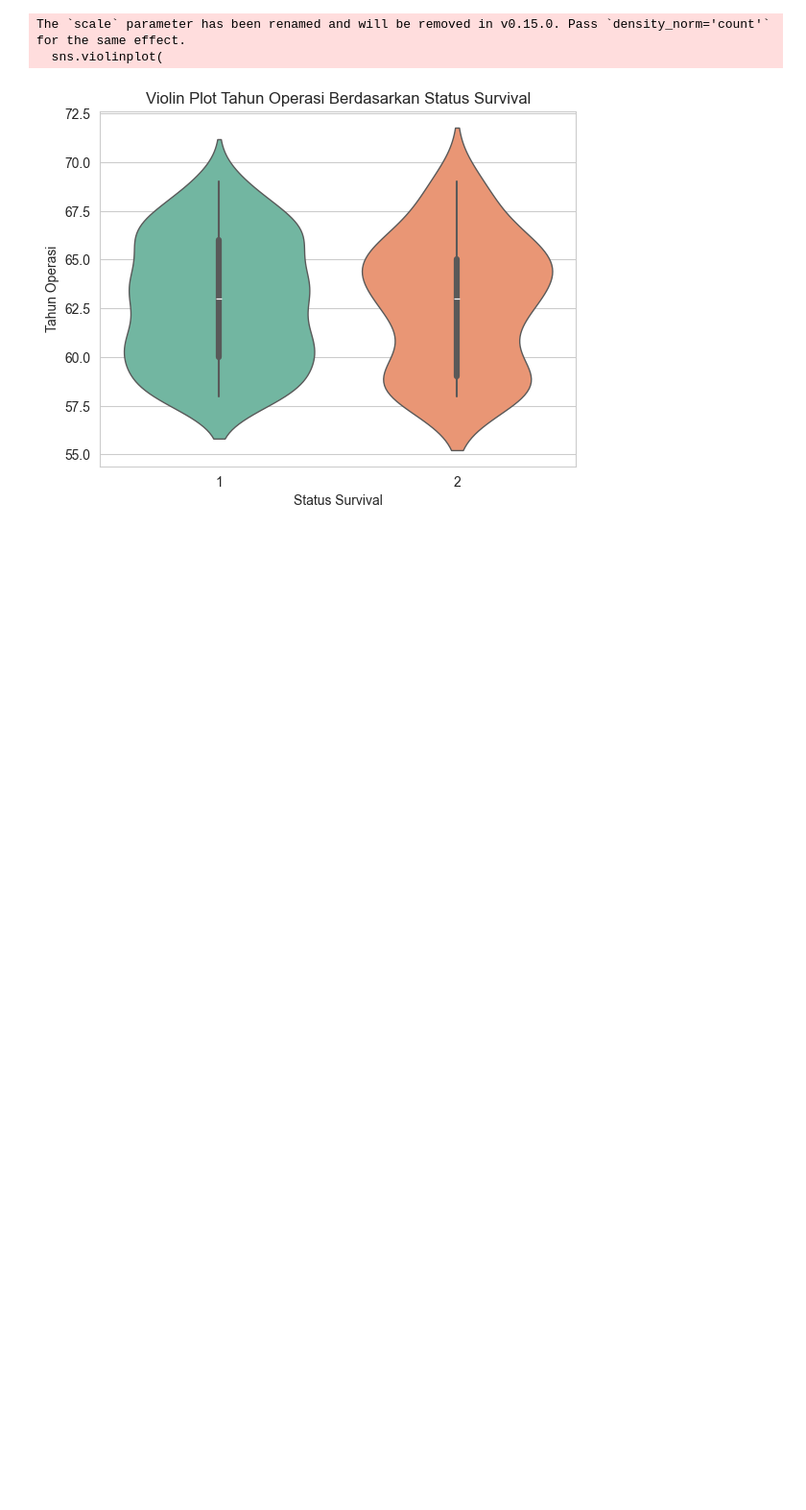
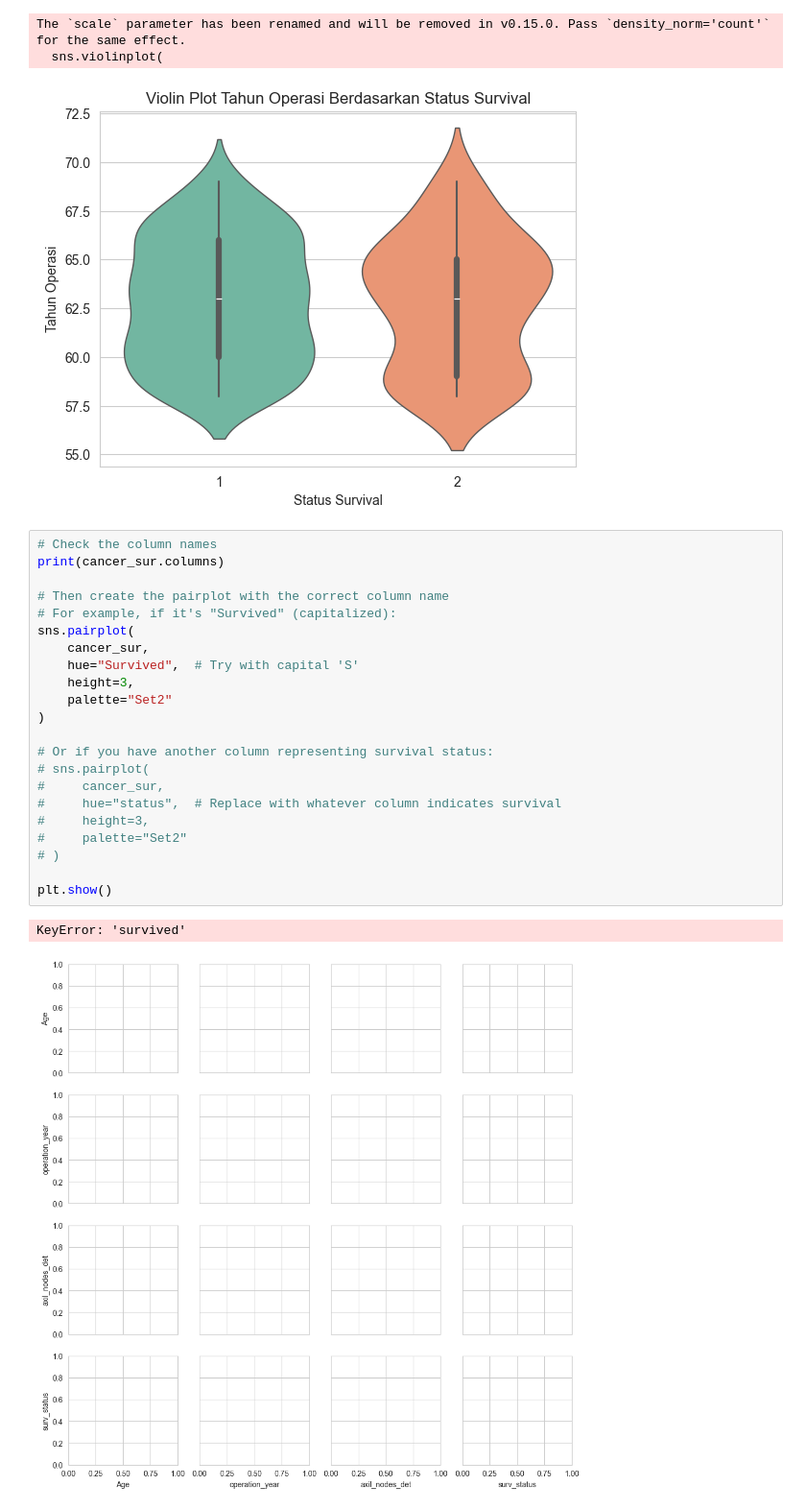
Before and after one commit to RehanDias/Pertemuan_6, a Jupyter notebook: TUGAS_1_PERT6_RehanDiasPratama_41822110045.ipynb, the cells around one changed output. Shown at 96% size. Saved outputs shown, nothing was run; the diff lists cells and outputs as text; blank space fills up the shorter version.

Commit message:
update TUGAS 1 ADD PAIRPLOT

```diff
--- a/TUGAS_1_PERT6_RehanDiasPratama_41822110045.ipynb
+++ b/TUGAS_1_PERT6_RehanDiasPratama_41822110045.ipynb
@@ -148,3 +148,28 @@ plt.show()
 The `scale` parameter has been renamed and will be removed in v0.15.0. Pass `density_norm='count'` for the same effect.
   sns.violinplot(
 [figure]
+# %%
+# Check the column names
+print(cancer_sur.columns)
+
+# Then create the pairplot with the correct column name
+# For example, if it's "Survived" (capitalized):
+sns.pairplot(
+    cancer_sur,
+    hue="Survived",  # Try with capital 'S'
+    height=3,
+    palette="Set2"
+)
+
+# Or if you have another column representing survival status:
+# sns.pairplot(
+#     cancer_sur,
+#     hue="status",  # Replace with whatever column indicates survival
+#     height=3,
+#     palette="Set2"
+# )
+
+plt.show()
+# %% [output]
+KeyError: 'survived'
+[figure, added]
```
